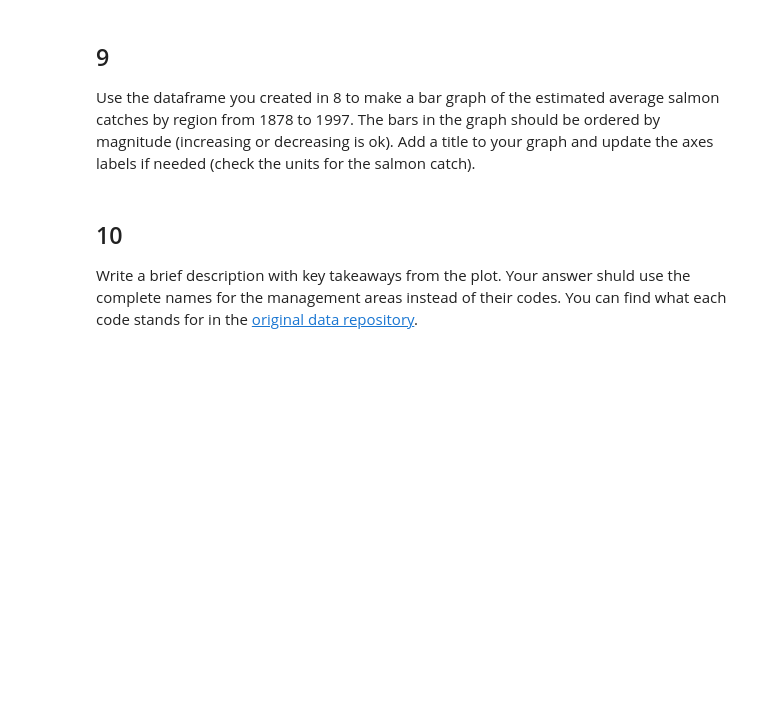
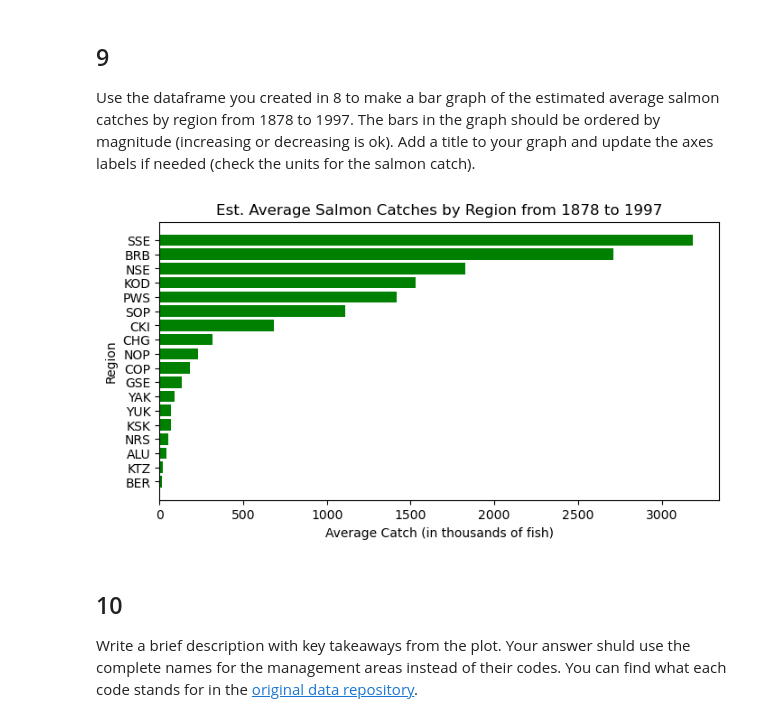
Before and after one commit to takeenshamloo/eds220-hwk2, a Jupyter notebook: hwk2-task2-salmon.ipynb, the cells around one changed output. Drawn from its saved outputs; the diff is of its cells as text; code cells hidden in the pictures; blank space fills up the shorter version.

```diff
--- a/hwk2-task2-salmon.ipynb
+++ b/hwk2-task2-salmon.ipynb
@@ -238,0 +237,4 @@ avg_region
+# %%
+# Mean salmon catch grouped per region stored in a variable.
+avg_region = catch_data.groupby('Region')['Catch'].mean().reset_index()
+avg_region
@@ -242,6 +262,25 @@ avg_region
 ## 9
 
 Use the dataframe you created in 8 to make a bar graph of the estimated average salmon catches by region from 1878 to 1997. The bars in the graph should be ordered by magnitude (increasing or decreasing is ok). Add a title  to your graph and update the axes labels if needed (check the units for the salmon catch).
+# %%
+# Sort averages in ascending order
+sorted_averages = avg_region.sort_values(by = 'Catch')
+
+# Create an 8in x 4in plot
+plt.figure(figsize = (8,4))
+
+# Create a bar plot of sorted averages by region in ascending order
+plt.barh(sorted_averages['Region'], sorted_averages['Catch'], color = 'green')
+
+# Plot accessories
+plt.title('Est. Average Salmon Catches by Region from 1878 to 1997')
+plt.xlabel('Average Catch (in thousands of fish)')
+plt.ylabel('Region')
+
+# Display plot
+plt.show()
+# %% [output]
+[figure, added]
 # %% [markdown]
 <!-- END QUESTION -->
 
```
Also changed, not shown: parts of 4 cells of this notebook.
